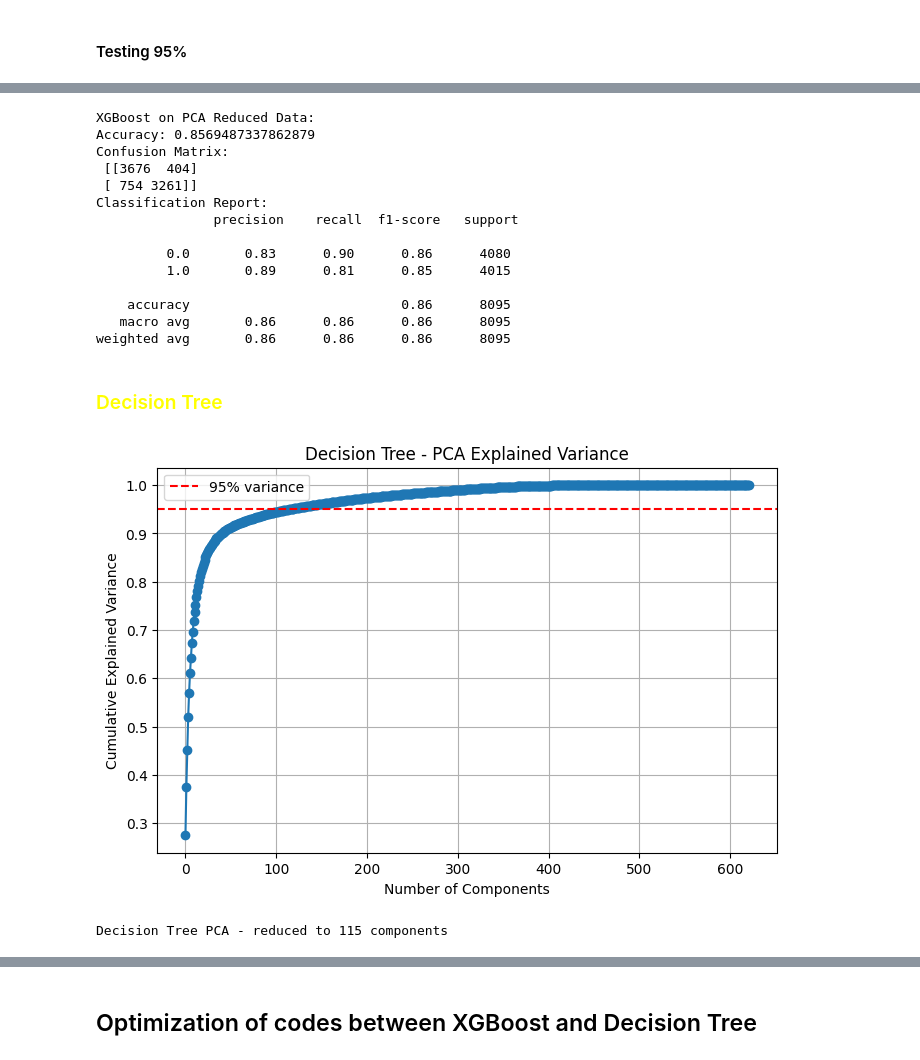
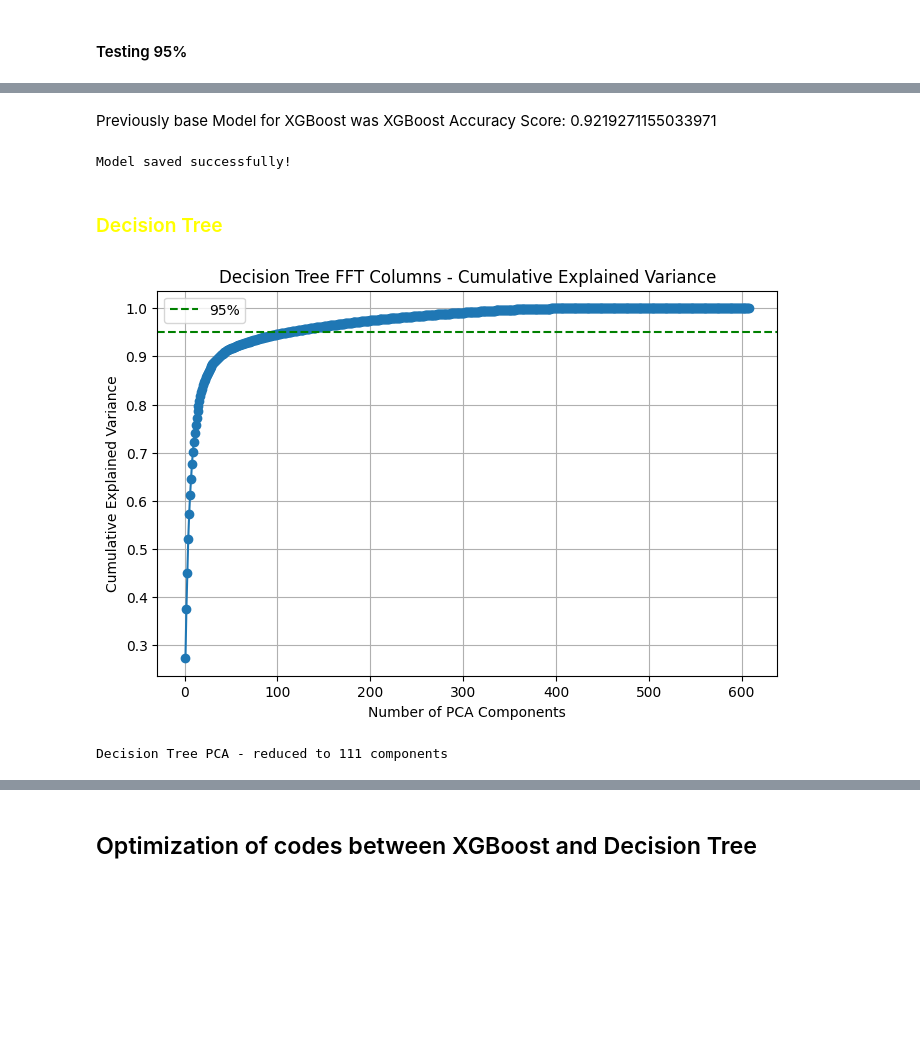
Before and after one commit to JeungHongTay/DA-LOS-WirelessSignalPrediction, a Jupyter notebook: code/classification.ipynb, the cells around one changed output, grey strips where cells are left out. Drawn from its saved outputs; the diff is of its cells as text; code cells hidden in the pictures; blank space fills up the shorter version.

Commit message:
feat: updated model checkpoints and optimisation code

```diff
--- a/code/classification.ipynb
+++ b/code/classification.ipynb
@@ -873,0 +930,16 @@ print("Model saved successfully!")
+# %%
+# Step 1: Extract selected features from Random Forest
+dtlist_selected_features = list(dt_selected_features)
+
+# Step 2: Separate FFT and non-FFT columns
+dt_fft_selected = [col for col in dtlist_selected_features if 'FFT_' in col]
+dt_non_fft_selected = [col for col in dtlist_selected_features if 'FFT_' not in col]
+
+print(f"=== Decision Tree Feature Selection ===")
+print(f"Total selected features: {len(dtlist_selected_features)}")
+print(f"FFT selected features: {len(dt_fft_selected)}")
+print(f"Non-FFT selected features: {len(dt_non_fft_selected)}")
+
+# Optional: View which columns are which
+print("FFT columns:\n", dt_fft_selected[:])
+print("Non-FFT columns:\n", dt_non_fft_selected[:10])
@@ -1056,53 +1145,34 @@ X_xgb_final = pca_xgb_final.fit_transform(X_xgb_scaled)
-# %%
-# Split for XGBoost
-X_xgb_train, X_xgb_test, y_xgb_train, y_xgb_test = train_test_split(X_xgb_final, y, test_size=0.2, random_state=42, stratify=y)
-clf_xgb = xgb.XGBClassifier(n_estimators=100, random_state=42)
-clf_xgb.fit(X_xgb_train, y_xgb_train)
-y_xgb_pred = clf_xgb.predict(X_xgb_test)
-
-print("\nXGBoost on PCA Reduced Data:")
-print("Accuracy:", accuracy_score(y_xgb_test, y_xgb_pred))
-print("Confusion Matrix:\n", confusion_matrix(y_xgb_test, y_xgb_pred))
-print("Classification Report:\n", classification_report(y_xgb_test, y_xgb_pred))
-# %% [output]
-XGBoost on PCA Reduced Data:
-Accuracy: 0.8569487337862879
-Confusion Matrix:
- [[3676  404]
- [ 754 3261]]
-Classification Report:
-               precision    recall  f1-score   support
-
-         0.0       0.83      0.90      0.86      4080
-         1.0       0.89      0.81      0.85      4015
-
-    accuracy                           0.86      8095
-   macro avg       0.86      0.86      0.86      8095
-weighted avg       0.86      0.86      0.86      8095
+# %% [markdown]
+Previously base Model for XGBoost was XGBoost Accuracy Score: 0.9219271155033971
+# %%
+# Save the trained model
+joblib.dump(clf_xgb, "model-checkpoint/xgboost_FSPCA_model.pkl")
+print("Model saved successfully!")
+# %% [output]
+Model saved successfully!
 # %% [markdown]
 ### <font color='yellow'>Decision Tree</font>
 # %%
 #PCA for Decision Tree
-X_dt_selected = X[dt_selected_features]
 scaler_dt = StandardScaler()
-X_dt_scaled = scaler_dt.fit_transform(X_dt_selected)
+X_dt_fft_scaled = scaler_dt.fit_transform(df_fft[dt_fft_selected])
+pca_dt = PCA()
+pca_dt.fit(X_dt_fft_scaled)
+explained_var_dt = np.cumsum(pca_dt.explained_variance_ratio_)
+n_components_dt = np.argmax(explained_var_dt >= 0.95) + 1
 
-pca_dt = PCA()
-X_dt_pca = pca_dt.fit_transform(X_dt_scaled)
-
-# Scree Plot for Decision Tree
 plt.figure(figsize=(8,5))
-plt.plot(np.cumsum(pca_dt.explained_variance_ratio_), marker='o')
-plt.axhline(y=0.95, color='r', linestyle='--', label='95% variance')
-plt.title('Decision Tree - PCA Explained Variance')
-plt.xlabel('Number of Components')
+plt.plot(np.arange(1, len(explained_var_dt)+1), explained_var_dt, marker='o')
+plt.axhline(0.95, color='g', linestyle='--', label='95%')
+plt.title('Decision Tree FFT Columns - Cumulative Explained Variance')
+plt.xlabel('Number of PCA Components')
 plt.ylabel('Cumulative Explained Variance')
 plt.legend()
-plt.grid()
+plt.grid(True)
 plt.show()
 
-print(f"Decision Tree PCA - reduced to {np.argmax(np.cumsum(pca_dt.explained_variance_ratio_) >= 0.95) + 1} components")
+print(f"Decision Tree PCA - reduced to {n_components_dt} components")
 # %% [output]
-[figure, old version]
+[figure, new version]
-Decision Tree PCA - reduced to 115 components
+Decision Tree PCA - reduced to 111 components
 # %%
```
Also changed, not shown: parts of 30 cells of this notebook, 6 other files.
